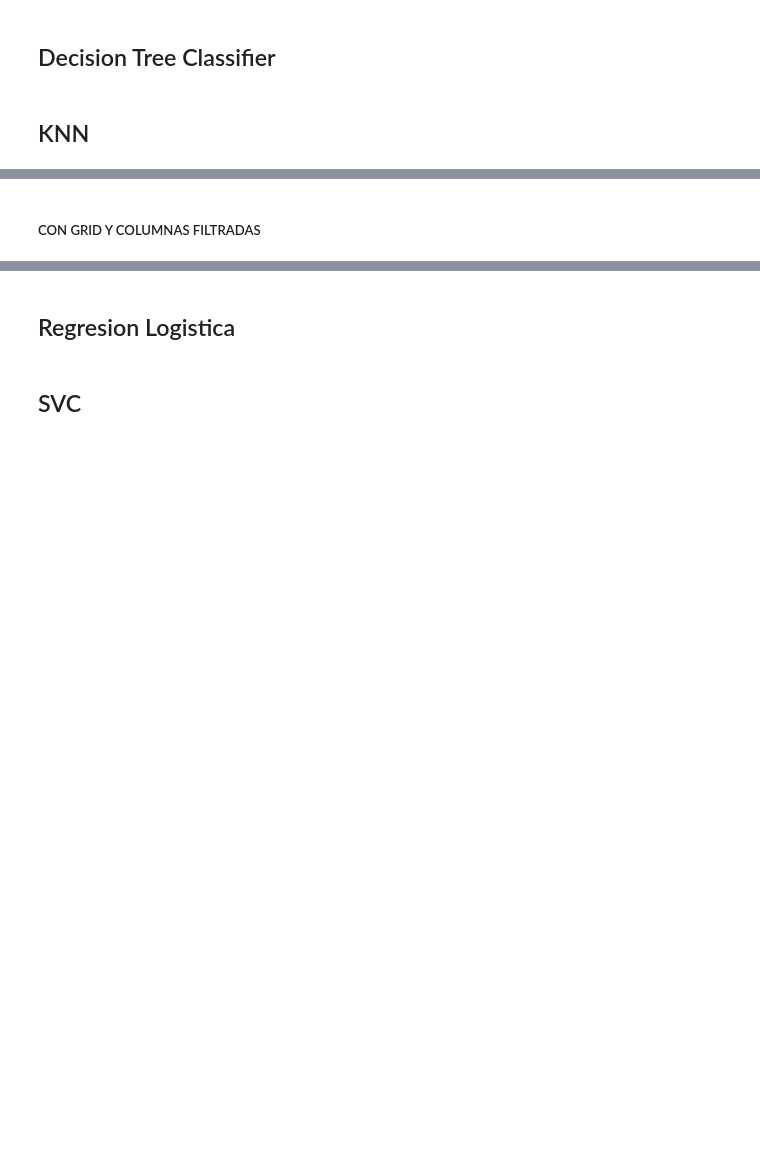
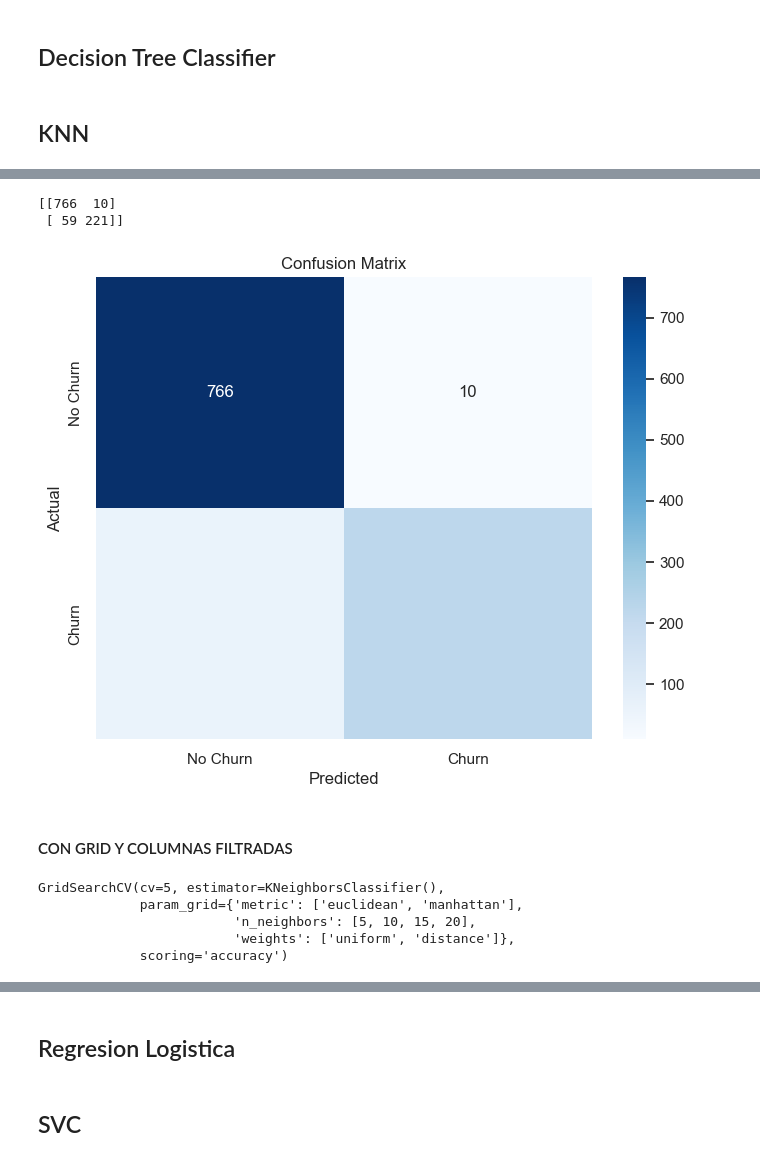
Before and after one commit to mcpoveda2/ProyectoFinalPython, a Jupyter notebook: projectFinal.ipynb, the cells around one changed output, grey strips where cells are left out. Drawn from its saved outputs; the diff is of its cells as text; code cells hidden in the pictures; blank space fills up the shorter version.

```diff
--- a/projectFinal.ipynb
+++ b/projectFinal.ipynb
@@ -974,3 +1010,21 @@ X_train, X_test, y_train, y_test = train_test_split(X, y, test_size=0.2, random_
 # %%
-KNclassifier = KNeighborsClassifier(n_neighbors=20)
+KNclassifier2 = KNeighborsClassifier(n_neighbors=20)
+# %%
+columnasSinChurn = ['Gender', 'Age', 'Married', 'Dependents', 'Number of Dependents',
+       'Zip Code', 'Population', 'Referred a Friend', 'Number of Referrals',
+       'Tenure in Months', 'Offer_No Offer', 'Offer_Offer E', 'Offer_Offer D',
+       'Offer_Offer C', 'Offer_Offer B', 'Offer_Offer A', 'Phone Service',
+       'Avg Monthly Long Distance Charges', 'Multiple Lines',
+       'Internet Service', 'Internet Type_DSL', 'Internet Type_Fiber Optic',
+       'Internet Type_Cable', 'Internet Type_No Internet',
+       'Avg Monthly GB Download', 'Online Security', 'Online Backup',
+       'Device Protection Plan', 'Premium Tech Support', 'Streaming TV',
+       'Streaming Movies', 'Streaming Music', 'Unlimited Data',
+       'Contract_Month-to-Month', 'Contract_One Year', 'Contract_Two Year',
+       'Paperless Billing', 'Payment Method_Bank Withdrawal',
+       'Payment Method_Credit Card', 'Payment Method_Mailed Check',
+       'Monthly Charge', 'Total Charges', 'Total Refunds',
+       'Total Extra Data Charges', 'Total Long Distance Charges',
+       'Total Revenue', 'Satisfaction Score', 'Age_cuartiles',
+       'Satisfaction_Level']
 # %%
@@ -978,2 +1034,4 @@ KNclassifier.fit(X_train, y_train)
 # %%
-y_pred = KNclassifier.predict(X_test)
+train_metrics_kn["Preciction_knn2"] = KNclassifier2.predict(train_data[columnasSinChurn])
+
+val_metrics_kn["Preciction_knn2"] = KNclassifier2.predict(val_data[columnasSinChurn])
@@ -991,2 +1064,16 @@ print("Precision: {:.2f}%".format(KNprecision*100))
+# %%
+cm = confusion_matrix(val_metrics_kn["Churn Label"], val_metrics_kn["Preciction_knn2"])
+print(cm)
+# Graficar la matriz de confusión usando seaborn
+plt.figure(figsize=(8, 6))
+sns.heatmap(cm, annot=True, fmt="d", cmap="Blues", xticklabels=["No Churn", "Churn"], yticklabels=["No Churn", "Churn"])
+plt.title('Confusion Matrix')
+plt.ylabel('Actual')
+plt.xlabel('Predicted')
+plt.show()
+# %% [output]
+[[766  10]
+ [ 59 221]]
+[figure, added]
 # %% [markdown]
-##### CON GRID Y COLUMNAS FILTRADAS
+#### CON GRID Y COLUMNAS FILTRADAS
@@ -1007,5 +1094,11 @@ grid_search = GridSearchCV(estimator=KNclassifierGrid, param_grid=param_grid, cv
 # %%
-grid_search.fit(X_train, y_train)
+grid_search.fit(X = train_data[columnasModelo], y = train_data["Churn Label"])
+# %% [output]
+GridSearchCV(cv=5, estimator=KNeighborsClassifier(),
+             param_grid={'metric': ['euclidean', 'manhattan'],
+                         'n_neighbors': [5, 10, 15, 20],
+                         'weights': ['uniform', 'distance']},
+             scoring='accuracy')
 # %%
 bestKnnGrid = grid_search.best_estimator_
 # %%
```
Also changed, not shown: parts of 52 cells of this notebook.
